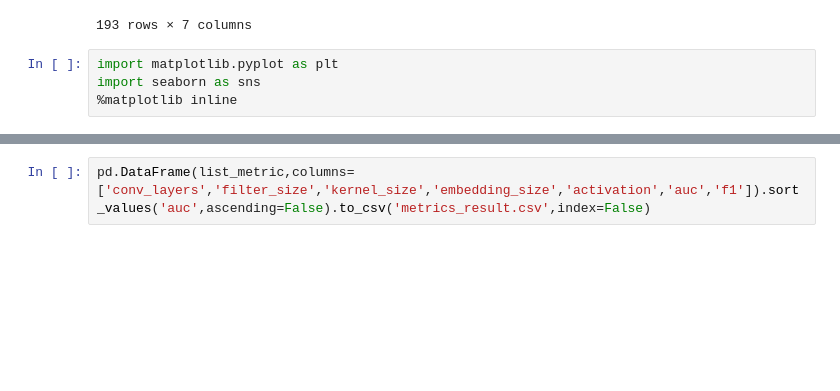
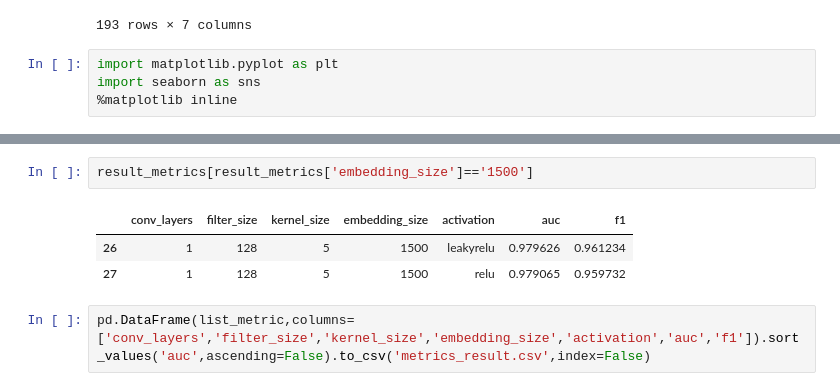
Before and after one commit to nabusman/W266-Final-Project, a Jupyter notebook: code/CNN_accuracy_metrics.ipynb, the cells around one changed output, grey strips where cells are left out. Cells and saved outputs as stored; diff of their text form; blank space fills up the shorter version.

```diff
--- a/code/CNN_accuracy_metrics.ipynb
+++ b/code/CNN_accuracy_metrics.ipynb
@@ -82,2 +77,8 @@ g.map(plt.scatter)
+# %%
+result_metrics[result_metrics['embedding_size']=='1500']
+# %% [output]
+|  | conv_layers | filter_size | kernel_size | embedding_size | activation | auc | f1 |
+| 26 | 1 | 128 | 5 | 1500 | leakyrelu | 0.979626 | 0.961234 |
+| 27 | 1 | 128 | 5 | 1500 | relu | 0.979065 | 0.959732 |
 # %%
 pd.DataFrame(list_metric,columns=['conv_layers','filter_size','kernel_size','embedding_size','activation','auc','f1']).sort_values('auc',ascending=False).to_csv('metrics_result.csv',index=False)
```
Also changed, not shown: parts of 2 cells of this notebook.
